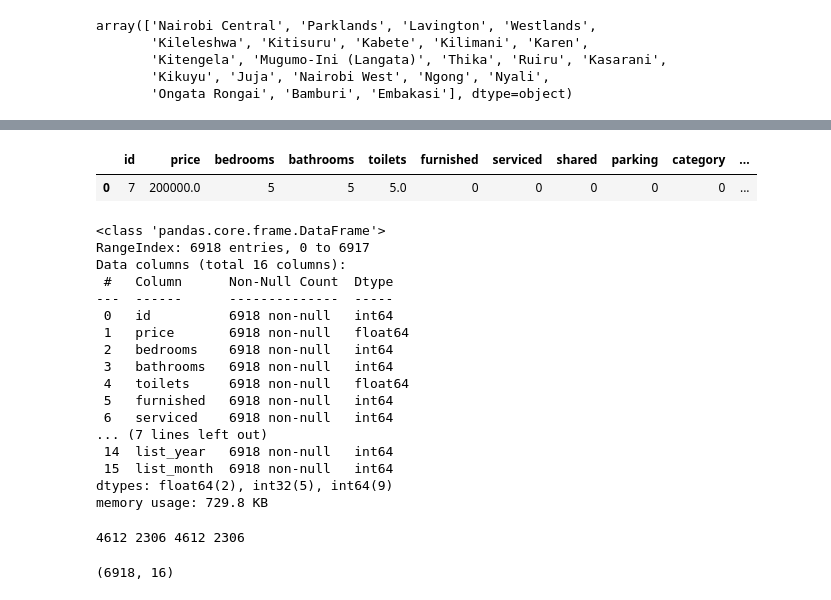
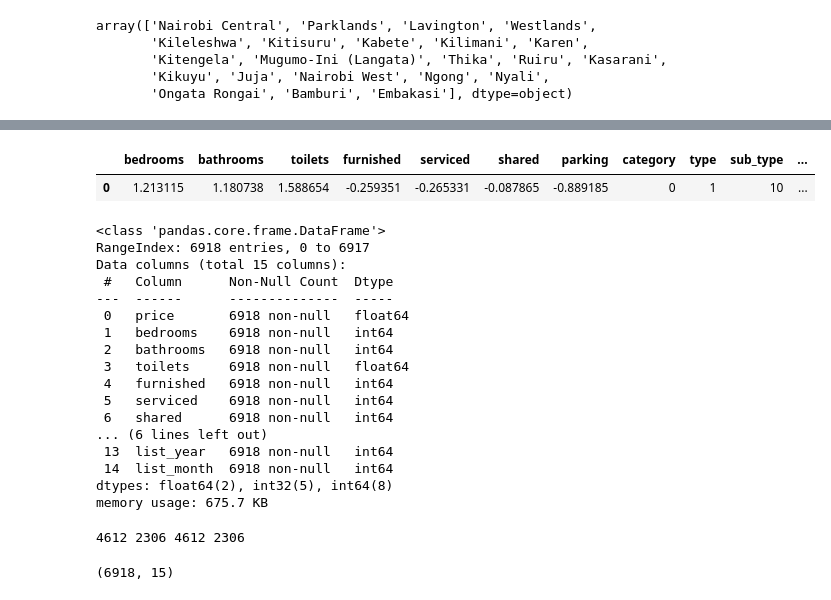
Before and after one commit to Ian-Ibrahim/project_ICS, a Jupyter notebook: Anna/ANNmodel.ipynb, the cells around one changed output, grey strips where cells are left out. Cells and saved outputs as stored; diff of their text form; code cells hidden in the pictures.

```diff
--- a/Anna/ANNmodel.ipynb
+++ b/Anna/ANNmodel.ipynb
@@ -59,6 +59,8 @@ dtypes: datetime64[ns](1), float64(2), int64(9), object(5)
 memory usage: 918.9+ KB
 # %%
 df.drop('listdate', inplace=True, axis=1)
+# %%
+df.drop('id', inplace=True, axis=1)
 # %%
 df.info()
 # %% [output]
@@ -158,28 +160,28 @@ display(features)
 # %%
-df.head(1)
+features.head(1)
 # %% [output]
-|  | id | price | bedrooms | bathrooms | toilets | furnished | serviced | shared | parking | category | ... |
-| 0 | 7 | 200000.0 | 5 | 5 | 5.0 | 0 | 0 | 0 | 0 | 0 | ... |
+|  | bedrooms | bathrooms | toilets | furnished | serviced | shared | parking | category | type | sub_type | ... |
+| 0 | 1.213115 | 1.180738 | 1.588654 | -0.259351 | -0.265331 | -0.087865 | -0.889185 | 0 | 1 | 10 | ... |
 # %%
 df.info()
 # %% [output]
 <class 'pandas.core.frame.DataFrame'>
 RangeIndex: 6918 entries, 0 to 6917
-Data columns (total 16 columns):
+Data columns (total 15 columns):
  #   Column      Non-Null Count  Dtype
 ---  ------      --------------  -----
- 0   id          6918 non-null   int64
- 1   price       6918 non-null   float64
- 2   bedrooms    6918 non-null   int64
- 3   bathrooms   6918 non-null   int64
- 4   toilets     6918 non-null   float64
- 5   furnished   6918 non-null   int64
- 6   serviced    6918 non-null   int64
-... (7 lines left out)
- 14  list_year   6918 non-null   int64
- 15  list_month  6918 non-null   int64
-dtypes: float64(2), int32(5), int64(9)
-memory usage: 729.8 KB
+ 0   price       6918 non-null   float64
+ 1   bedrooms    6918 non-null   int64
+ 2   bathrooms   6918 non-null   int64
+ 3   toilets     6918 non-null   float64
+ 4   furnished   6918 non-null   int64
+ 5   serviced    6918 non-null   int64
+ 6   shared      6918 non-null   int64
+... (6 lines left out)
+ 13  list_year   6918 non-null   int64
+ 14  list_month  6918 non-null   int64
+dtypes: float64(2), int32(5), int64(8)
+memory usage: 675.7 KB
 # %%
 # Call train_test_split function from sklearn library to split the dataset randomly
 X_train, X_test, Y_train, Y_test = train_test_split(features, labels, test_size=1/3, random_state=126)
@@ -190,7 +192,7 @@ print( len(X_train), len(X_test), len(Y_train), len(Y_test) )
 # %%
 df.shape
 # %% [output]
-(6918, 16)
+(6918, 15)
 # %%
 class ANNRegressor(BaseEstimator, RegressorMixin):
     # Constructor to instantiate default or user-defined values
```
Also changed, not shown: parts of 8 cells of this notebook, 34 other files.
